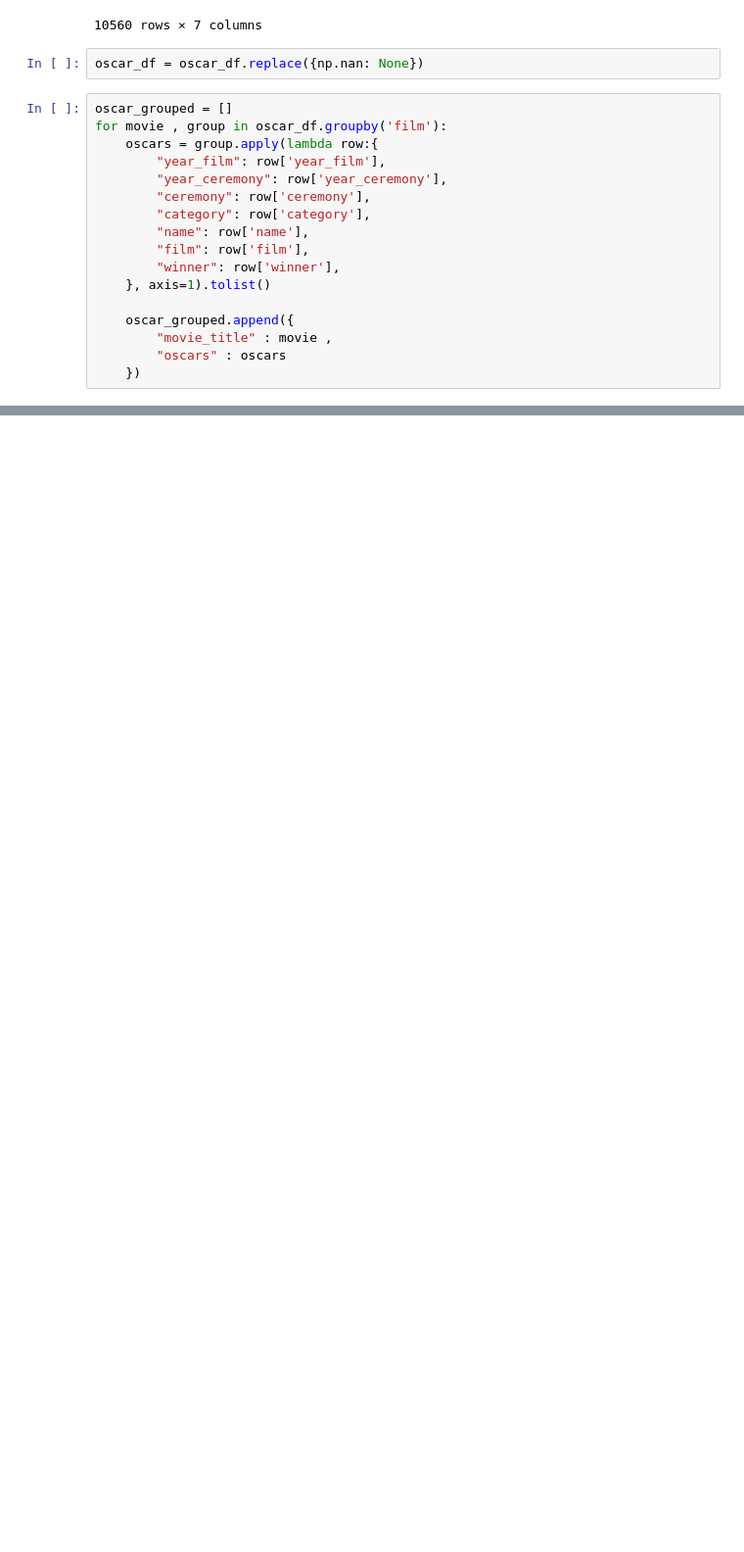
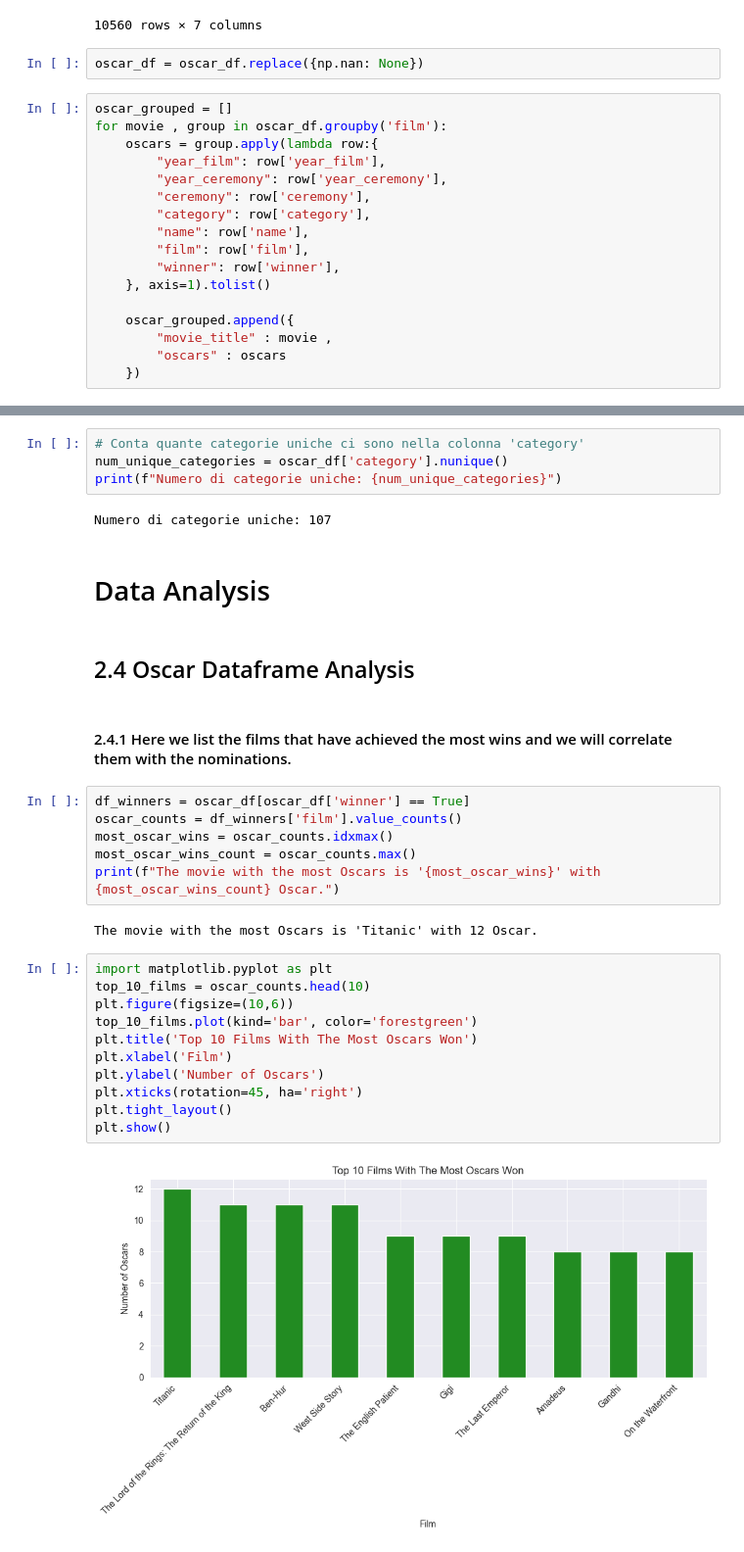
Before and after one commit to SacchettiLorenzo/IUMTWEB_DataAnalysis, a Jupyter notebook: data cleaning/Oscar.ipynb, the cells around one changed output, grey strips where cells are left out. Shown: that part at 98% size. Saved outputs shown, nothing was run; the diff lists cells and outputs as text; blank space fills up the shorter version.

Commit message:
Aggiunta la parte di Data Analysis sugli oscar

```diff
--- a/data cleaning/Oscar.ipynb
+++ b/data cleaning/Oscar.ipynb
@@ -123,0 +124,33 @@ InsertManyResult([ObjectId('675e13f5212c08a76a3fd0a2'), ObjectId('675e13f5212c08
+# %%
+# Conta quante categorie uniche ci sono nella colonna 'category'
+num_unique_categories = oscar_df['category'].nunique()
+print(f"Numero di categorie uniche: {num_unique_categories}")
+# %% [output]
+Numero di categorie uniche: 107
+# %% [markdown]
+# Data Analysis
+# %% [markdown]
+## 2.4 Oscar Dataframe Analysis
+# %% [markdown]
+#### 2.4.1 Here we list the films that have achieved the most wins and we will correlate them with the nominations.
+# %%
+df_winners = oscar_df[oscar_df['winner'] == True]
+oscar_counts = df_winners['film'].value_counts()
+most_oscar_wins = oscar_counts.idxmax()
+most_oscar_wins_count = oscar_counts.max()
+print(f"The movie with the most Oscars is '{most_oscar_wins}' with {most_oscar_wins_count} Oscar.")
+# %% [output]
+The movie with the most Oscars is 'Titanic' with 12 Oscar.
+# %%
+import matplotlib.pyplot as plt
+top_10_films = oscar_counts.head(10)
+plt.figure(figsize=(10,6))
+top_10_films.plot(kind='bar', color='forestgreen')
+plt.title('Top 10 Films With The Most Oscars Won')
+plt.xlabel('Film')
+plt.ylabel('Number of Oscars')
+plt.xticks(rotation=45, ha='right')
+plt.tight_layout()
+plt.show()
+# %% [output]
+[figure, added]
```
Also changed, not shown: parts of 26 cells of this notebook.
